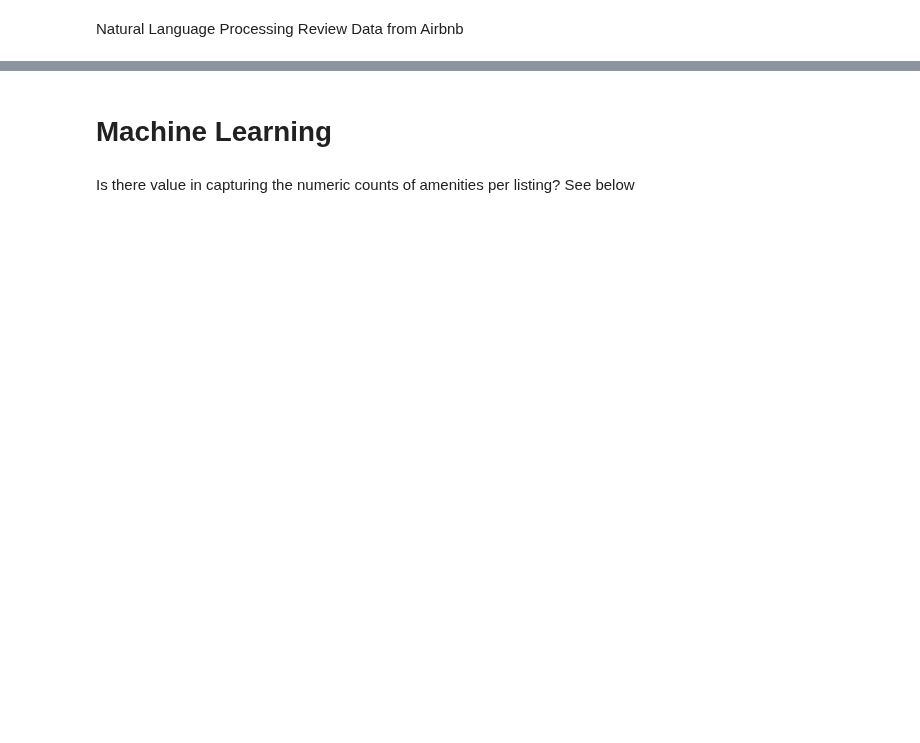
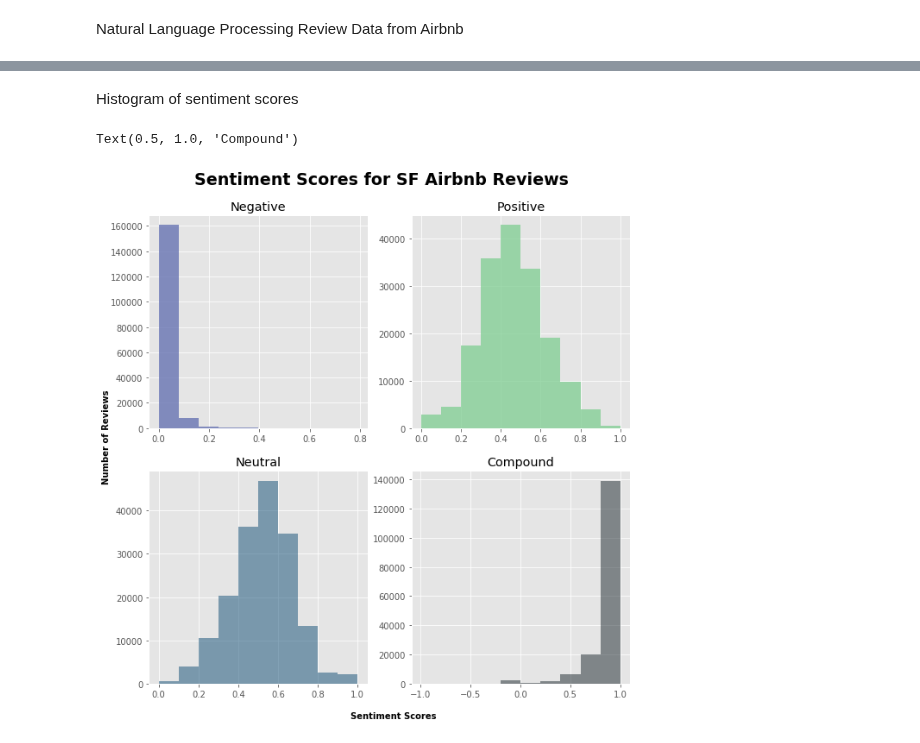
Before and after one commit to KishenSharma6/Airbnb-SF, a Jupyter notebook: Project Codes/05. Modeling/01_08_2020_Reviews_Text_Analysis.ipynb, the cells around one changed output, grey strips where cells are left out. Saved outputs shown, nothing was run; the diff lists cells and outputs as text; code cells hidden in the pictures; blank space fills up the shorter version.

```diff
--- a/Project Codes/05. Modeling/01_08_2020_Reviews_Text_Analysis.ipynb
+++ b/Project Codes/05. Modeling/01_08_2020_Reviews_Text_Analysis.ipynb
@@ -173,4 +50,0 @@ Pipeline Optimization
-# %% [markdown]
-# Machine Learning
-# %% [markdown]
-Is there value in capturing the numeric counts of amenities per listing? See below
@@ -182,0 +51,28 @@ Is there value in capturing the numeric counts of amenities per listing? See bel
+# %% [markdown]
+Histogram of sentiment scores
+# %%
+#Set style
+plt.style.use('ggplot')
+
+#Set plot
+fig, ax = plt.subplots(2,2, figsize = (10,10))
+
+fig.suptitle('Sentiment Scores for SF Airbnb Reviews',fontsize =19,fontweight = 'bold', y =.95)
+fig.text(.45,.07, 'Sentiment Scores', fontweight='bold')
+fig.text(.05,.45, 'Number of Reviews', fontweight='bold', rotation = 'vertical')
+
+#Plot 4 histograms
+ax1 = reviews.sentiment_neg.hist(ax = ax[0,0], color = '#5f6caf', alpha = .75)
+ax1.set_title("Negative")
+
+ax2 = reviews.sentiment_pos.hist(ax = ax[0,1], color = '#7fcd91',alpha = .75)
+ax2.set_title("Positive")
+
+ax3 = reviews.sentiment_neu.hist(ax = ax[1,0], color = '#0f4c75',alpha = .5)
+ax3.set_title("Neutral")
+
+ax4 = reviews.sentiment_compound.hist(ax = ax[1,1], color = '#1b262c',alpha = .5)
+ax4.set_title("Compound")
+# %% [output]
+Text(0.5, 1.0, 'Compound')
+[figure, added]
```
Also changed, not shown: parts of 44 cells of this notebook, 2 other files.
